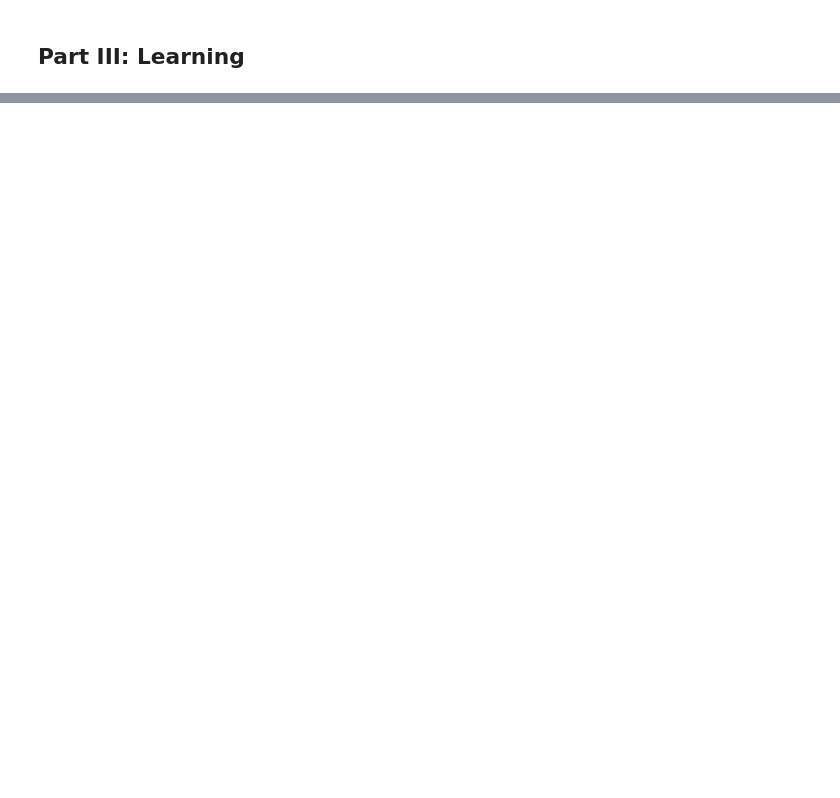
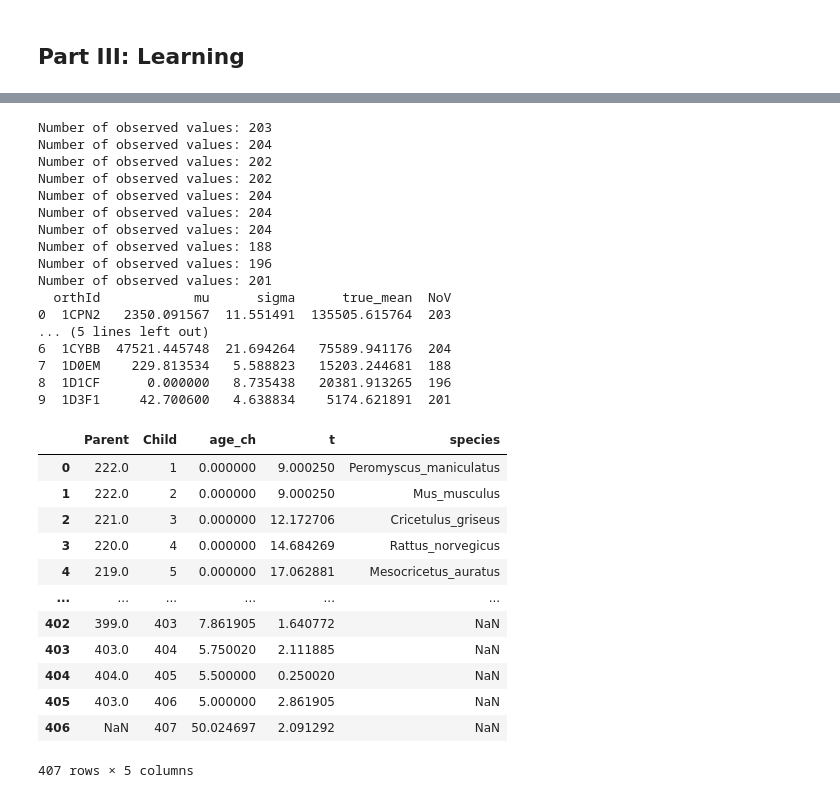
Before and after one commit to nygaardlarsen/ModCompExam, a Jupyter notebook: correct_J_h_implementation.ipynb, the cells around one changed output, grey strips where cells are left out. Cells and saved outputs as stored; diff of their text form; code cells hidden in the pictures; blank space fills up the shorter version.

```diff
--- a/correct_J_h_implementation.ipynb
+++ b/correct_J_h_implementation.ipynb
@@ -118,9 +118,7 @@ def compute_sigma(G, sigma_0_sq):
             sigma[node - 1] = variance
     return sigma
 
-def compute_J_and_h(alpha, beta, sigma_sq, sigma_0_sq, alpha_0):
-
-    G = create_graph(tree, alpha, beta, sigma_sq)
+def compute_J_and_h(G, alpha, beta, sigma_sq, sigma_0_sq, alpha_0):
 
     beta = compute_beta(G, alpha_0)
     sigma = compute_sigma(G, sigma_0_sq)
@@ -138,7 +136,7 @@ sigma_sq = 2500
 All_nodes_simulated, _ = simulate_data_for_learning(G, n, alpha=alpha, beta=beta, sigma_sq=sigma_sq, alpha_0=50000, sigma_0_sq=5000, root=407, learn_params=False, only_X=False)
 empirical_covariance_matrix = np.cov(All_nodes_simulated, rowvar=False)
 
-J, h = compute_J_and_h(alpha = alpha, beta = beta, sigma_sq = sigma_sq, sigma_0_sq=5000, alpha_0=50000)
+J, h = compute_J_and_h(G, alpha = alpha, beta = beta, sigma_sq = sigma_sq, sigma_0_sq=5000, alpha_0=50000)
 
 computed_covariance_matrix = np.linalg.inv(J)
 
@@ -483,0 +520,13 @@ Estimated alpha_0: 48636.458688351035
+# %%
+def split_gene_data(tree, vert_genes):
+    data = pd.merge(tree, vert_genes, on='species', how='inner')
+    rows = []
+    for orth_id, group in data.groupby('orthId'):
+        child_glength = dict(zip(group['Child'], group['glength']))
+        rows.append({'orthId': orth_id, 'glength_dict': child_glength})
+
+    return pd.DataFrame(rows)
+
+real_data = split_gene_data(tree, vert_genes)
+
+real_data
@@ -483,0 +545,57 @@ Estimated alpha_0: 48636.458688351035
+# %%
+
+def run_inference_real_data(real_data, alpha, beta, sigma_sq, alpha_0, root = 407):
+
+    results = pd.DataFrame(columns=['orthId', 'mu', 'sigma', 'true_mean', 'NoV'])
+    for _, row in real_data.iterrows():
+        orth_id = row['orthId']
+        data = row['glength_dict']
+        X_indices = list(data.keys())
+        X_values = list(data.values())
+        mean = np.mean(X_values)
+
+        print("Number of observed values:", len(X_values))
+
+        G = create_graph(tree, alpha, beta, sigma_sq)
+        J_hat_z, h_hat_z = inference_algorithm(G, alpha, beta, sigma_sq, alpha_0, X_indices, X_values, root)
+        mu, sigma = information_to_standard(J_hat_z, h_hat_z, root)
+
+        results.loc[len(results)] = {'orthId': orth_id, 'mu': mu, 'sigma': sigma, 'true_mean': mean, 'NoV': len(X_indices)}
+
+    return results
+
+results = run_inference_real_data(real_data, 0, 1, 100, 50000)
+
+print(results)
+tree
+# %% [output]
+Number of observed values: 203
+Number of observed values: 204
+Number of observed values: 202
+Number of observed values: 202
+Number of observed values: 204
+Number of observed values: 204
+Number of observed values: 204
+Number of observed values: 188
+Number of observed values: 196
+Number of observed values: 201
+  orthId            mu      sigma      true_mean  NoV
+0  1CPN2   2350.091567  11.551491  135505.615764  203
+... (5 lines left out)
+6  1CYBB  47521.445748  21.694264   75589.941176  204
+7  1D0EM    229.813534   5.588823   15203.244681  188
+8  1D1CF      0.000000   8.735438   20381.913265  196
+9  1D3F1     42.700600   4.638834    5174.621891  201
+|  | Parent | Child | age_ch | t | species |
+| 0 | 222.0 | 1 | 0.000000 | 9.000250 | Peromyscus_maniculatus |
+| 1 | 222.0 | 2 | 0.000000 | 9.000250 | Mus_musculus |
+| 2 | 221.0 | 3 | 0.000000 | 12.172706 | Cricetulus_griseus |
+| 3 | 220.0 | 4 | 0.000000 | 14.684269 | Rattus_norvegicus |
+| 4 | 219.0 | 5 | 0.000000 | 17.062881 | Mesocricetus_auratus |
+| ... | ... | ... | ... | ... | ... |
+| 402 | 399.0 | 403 | 7.861905 | 1.640772 | NaN |
+| 403 | 403.0 | 404 | 5.750020 | 2.111885 | NaN |
+| 404 | 404.0 | 405 | 5.500000 | 0.250020 | NaN |
+| 405 | 403.0 | 406 | 5.000000 | 2.861905 | NaN |
+| 406 | NaN | 407 | 50.024697 | 2.091292 | NaN |
+407 rows × 5 columns
```
Also changed, not shown: parts of 13 cells of this notebook, 1 other file.
